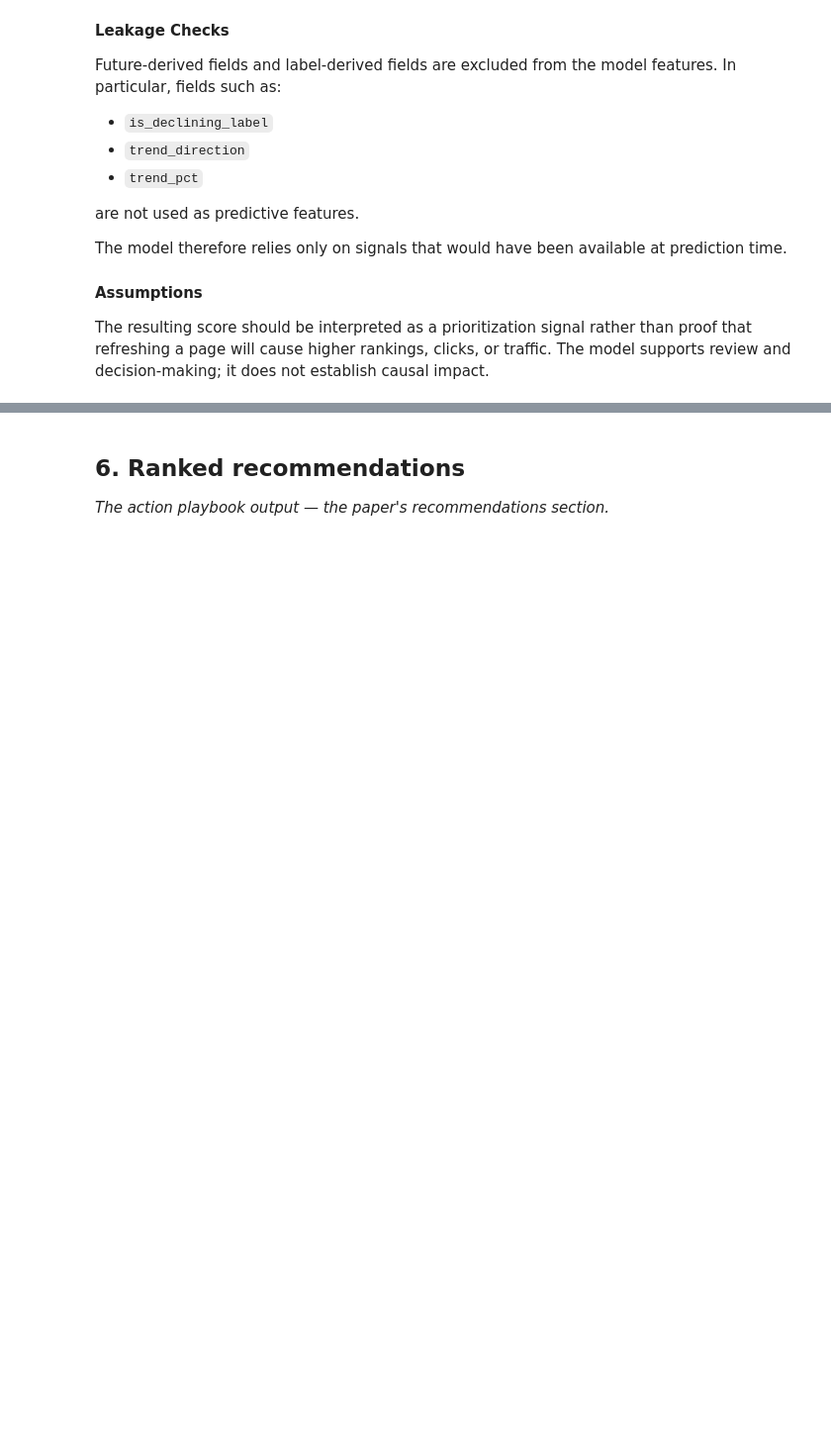
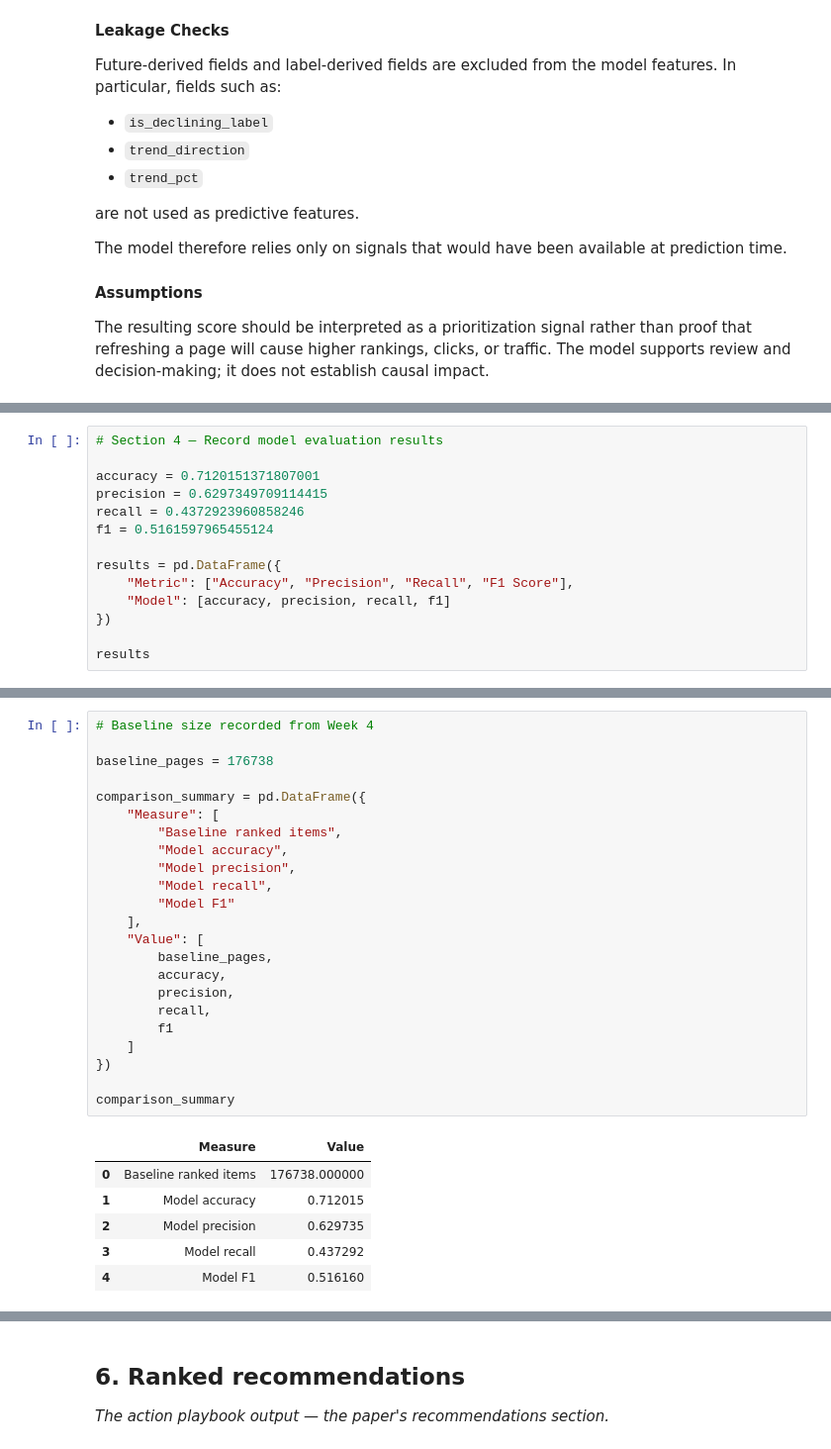
Before and after one commit to Saurabh07-Nishad/flyrank-ml-internship, a Jupyter notebook: work/notebooks/capstone.ipynb, the cells around one changed output, grey strips where cells are left out. Shown at 99% size. Drawn from its saved outputs; the diff is of its cells as text; blank space fills up the shorter version.

```diff
--- a/work/notebooks/capstone.ipynb
+++ b/work/notebooks/capstone.ipynb
@@ -384,0 +378,14 @@ comparison.head()
+# %%
+# Section 4 — Record model evaluation results
+
+accuracy = 0.7120151371807001
+precision = 0.6297349709114415
+recall = 0.4372923960858246
+f1 = 0.5161597965455124
+
+results = pd.DataFrame({
+    "Metric": ["Accuracy", "Precision", "Recall", "F1 Score"],
+    "Model": [accuracy, precision, recall, f1]
+})
+
+results
@@ -384,0 +406,30 @@ comparison.head()
+# %%
+# Baseline size recorded from Week 4
+
+baseline_pages = 176738
+
+comparison_summary = pd.DataFrame({
+    "Measure": [
+        "Baseline ranked items",
+        "Model accuracy",
+        "Model precision",
+        "Model recall",
+        "Model F1"
+    ],
+    "Value": [
+        baseline_pages,
+        accuracy,
+        precision,
+        recall,
+        f1
+    ]
+})
+
+comparison_summary
+# %% [output]
+|  | Measure | Value |
+| 0 | Baseline ranked items | 176738.000000 |
+| 1 | Model accuracy | 0.712015 |
+| 2 | Model precision | 0.629735 |
+| 3 | Model recall | 0.437292 |
+| 4 | Model F1 | 0.516160 |
```
Also changed, not shown: parts of 43 cells of this notebook.
